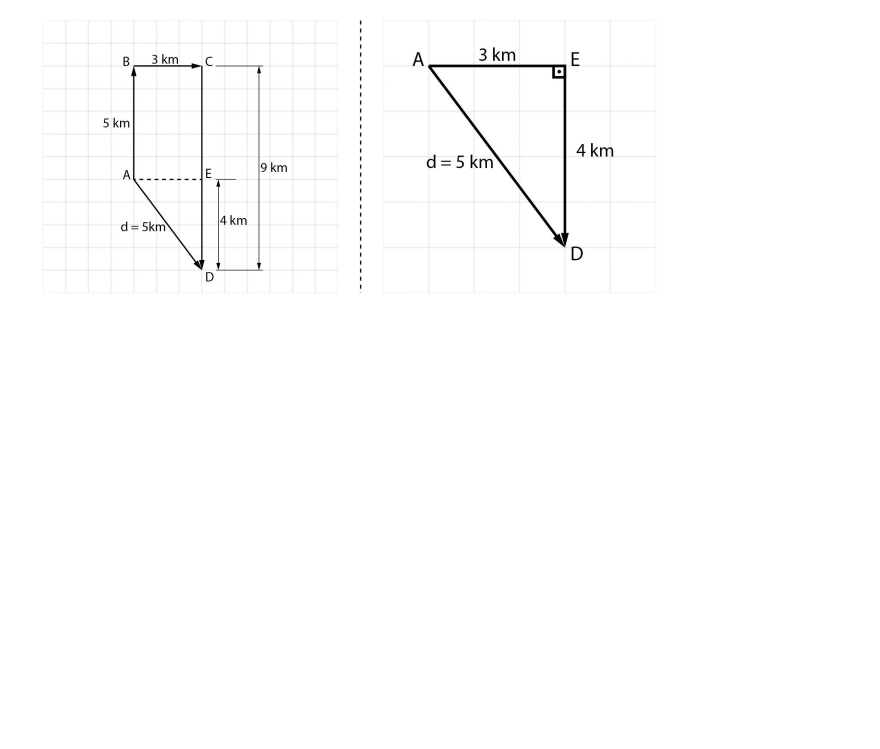
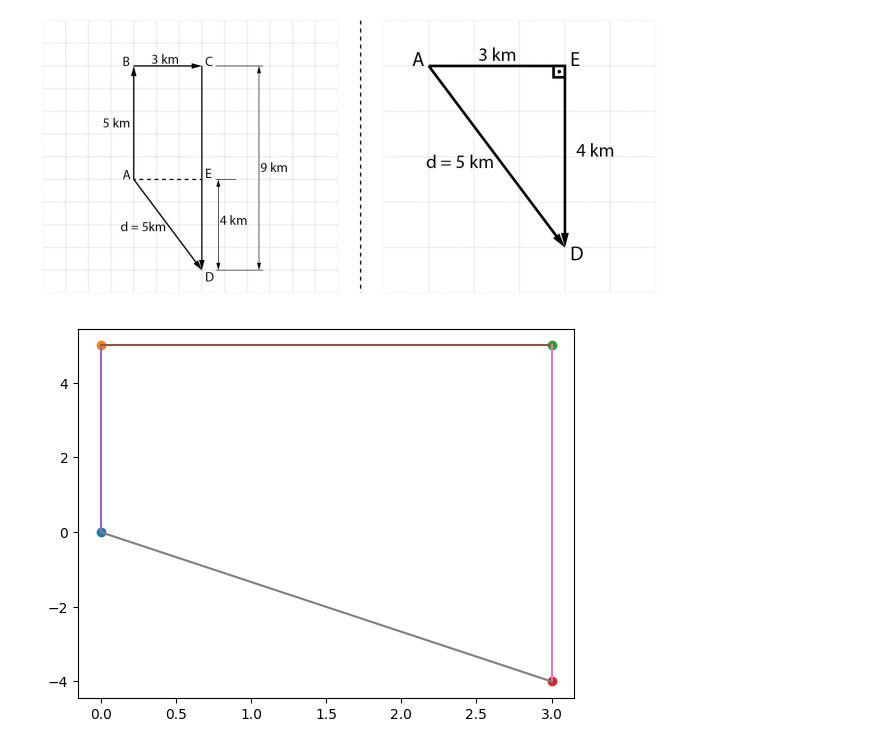
Before and after one commit to rafaelcara/linear-algebra, a Jupyter notebook: Linear_Algebra.ipynb, the cells around one changed output. Saved outputs shown, nothing was run; the diff lists cells and outputs as text; code cells hidden in the pictures; blank space fills up the shorter version.

```diff
--- a/Linear_Algebra.ipynb
+++ b/Linear_Algebra.ipynb
@@ -17,3 +22,16 @@ deslocamento do idoso. (Obtém-se o vetor deslocamento, pelo segmento orientado,
 personagem conseguirá atingir a meta diária estabelecida pelo médico?
 # %% [markdown]
 ![image.png](embedded-picture-1)
+# %%
+plt.plot(0, 0, "o")
+plt.plot(0, 5, "o")
+plt.plot(3, 5, "o")
+plt.plot(3, -4, "o")
+# ([start x, end x], [start y, end y])
+plt.plot([0, 0], [0, 5])
+plt.plot([0, 3], [5, 5])
+plt.plot([3, 3], [5, -4])
+plt.plot([0, 3], [0, -4])
+plt.show()
+# %% [output]
+[figure, added]
```
Also changed, not shown: parts of 2 cells of this notebook.
